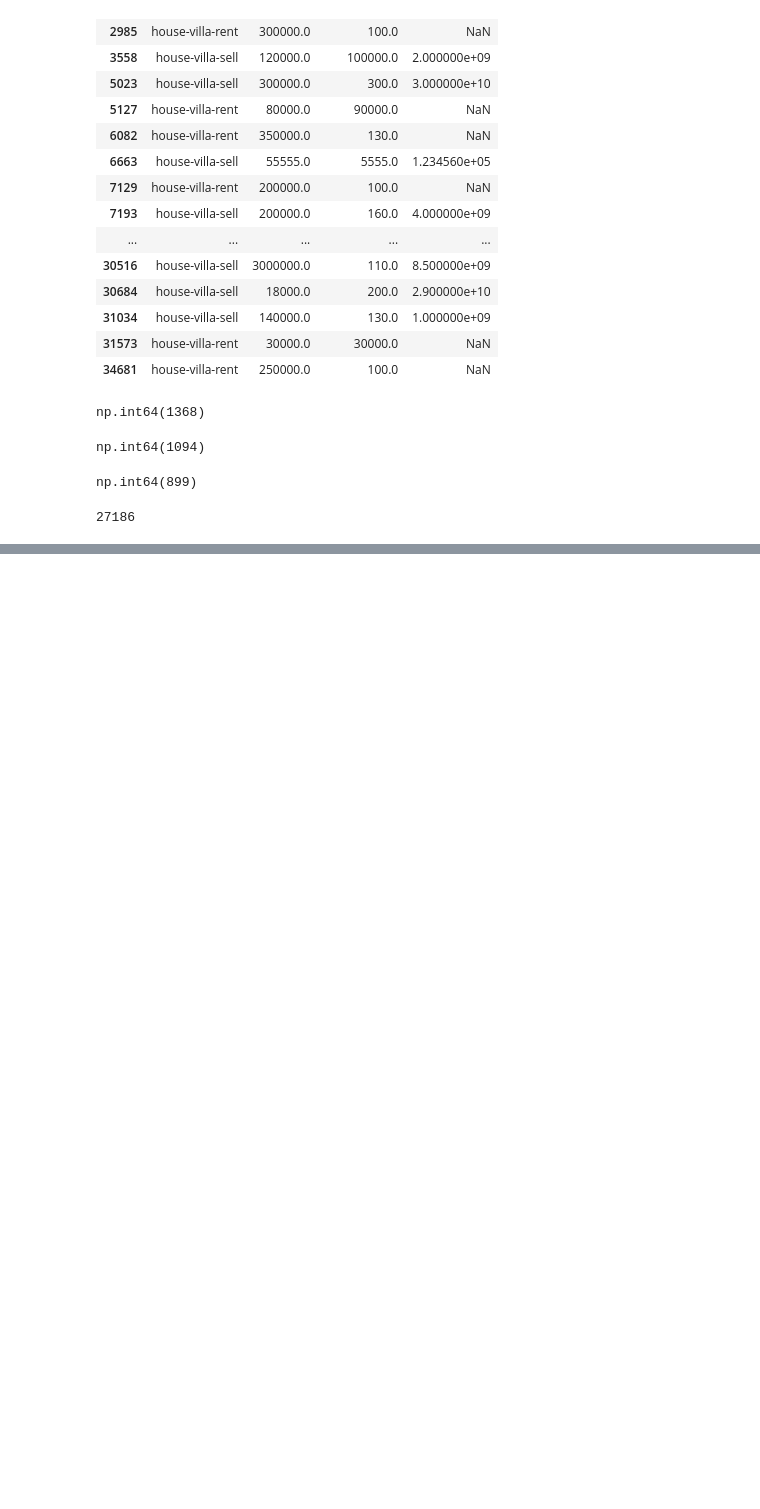
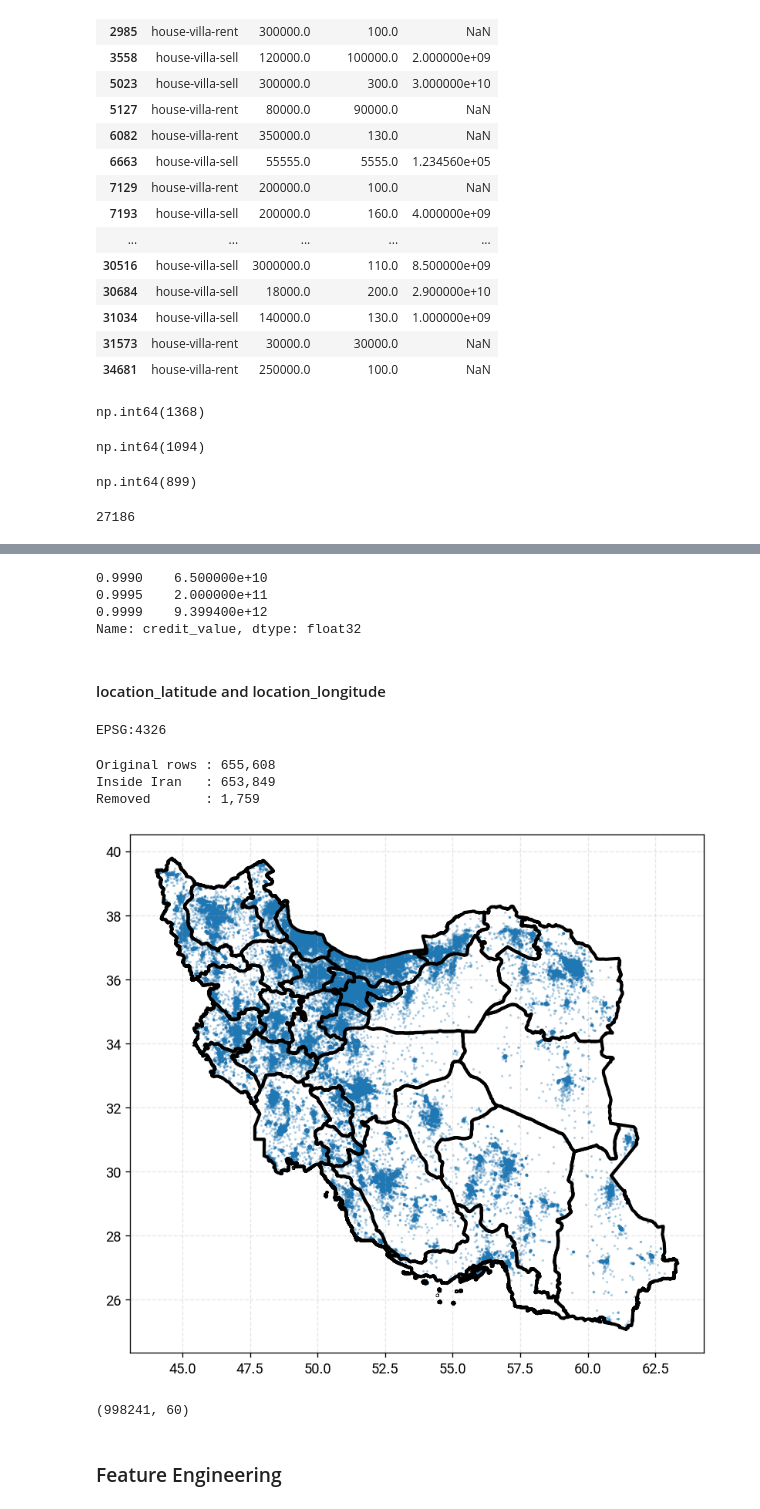
Before and after one commit to maslri/divar-real-estate-ml, a Jupyter notebook: notebooks/17-prediction-model.ipynb, the cells around one changed output, grey strips where cells are left out. Cells and saved outputs as stored; diff of their text form; code cells hidden in the pictures; blank space fills up the shorter version.

```diff
--- a/notebooks/17-prediction-model.ipynb
+++ b/notebooks/17-prediction-model.ipynb
@@ -946,0 +1246,18 @@ len(invalid)
+# %%
+df["credit_value"].quantile([0.999, 0.9995, 0.9999])
+# %% [output]
+0.9990    6.500000e+10
+0.9995    2.000000e+11
+0.9999    9.399400e+12
+Name: credit_value, dtype: float32
+# %% [markdown]
+#### location_latitude and location_longitude
+# %%
+import geopandas as gpd
+import pandas as pd
+
+iran = gpd.read_file("../data/maps/iran_provinces.geojson")
+
+print(iran.crs)
+# %% [output]
+EPSG:4326
@@ -946,0 +1266,16 @@ len(invalid)
+# %%
+location_df = df[
+    df["location_latitude"].notna() & df["location_longitude"].notna()
+].copy()
+# %%
+location_gdf = gpd.GeoDataFrame(
+    location_df,
+    geometry=gpd.points_from_xy(
+        location_df["location_longitude"], location_df["location_latitude"]
+    ),
+    crs="EPSG:4326",
+)
+# %%
+iran_gdf = gpd.GeoDataFrame(geometry=[iran_polygon], crs="EPSG:4326")
+# %%
+inside = gpd.sjoin(location_gdf, iran_gdf, predicate="intersects", how="inner")
@@ -946,0 +1286,22 @@ len(invalid)
+# %%
+print(f"Original rows : {len(location_gdf):,}")
+print(f"Inside Iran   : {len(inside):,}")
+print(f"Removed       : {len(location_gdf)-len(inside):,}")
+# %% [output]
+Original rows : 655,608
+Inside Iran   : 653,849
+Removed       : 1,759
+# %%
+ax = iran.boundary.plot(figsize=(8, 8), color="black")
+
+inside.plot(ax=ax, markersize=1, alpha=0.25)
+
+plt.show()
+# %% [output]
+[figure, added]
+# %%
+df.shape
+# %% [output]
+(998241, 60)
+# %% [markdown]
+### Feature Engineering
```
Also changed, not shown: parts of 80 cells of this notebook, 4 other files.
